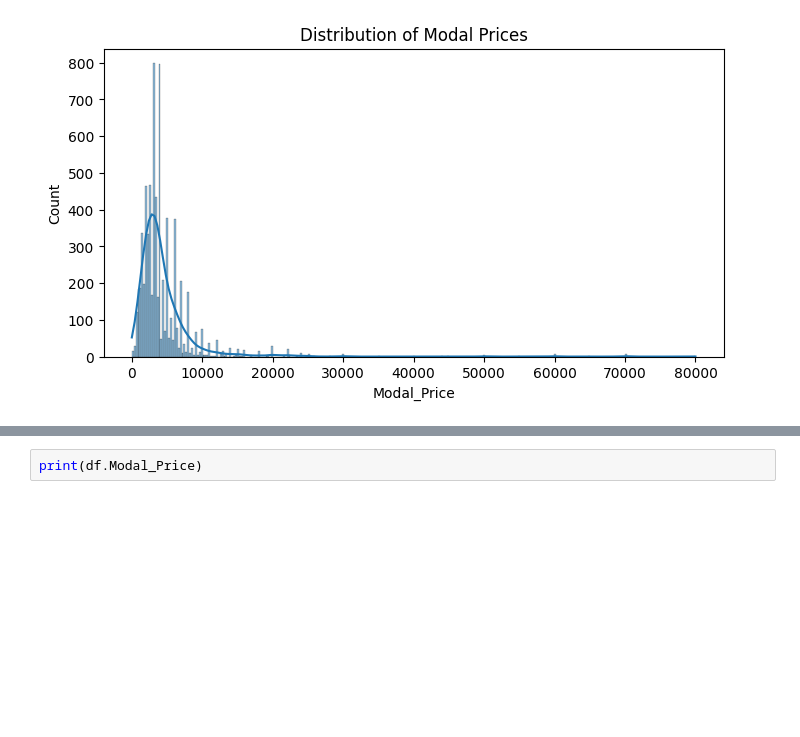
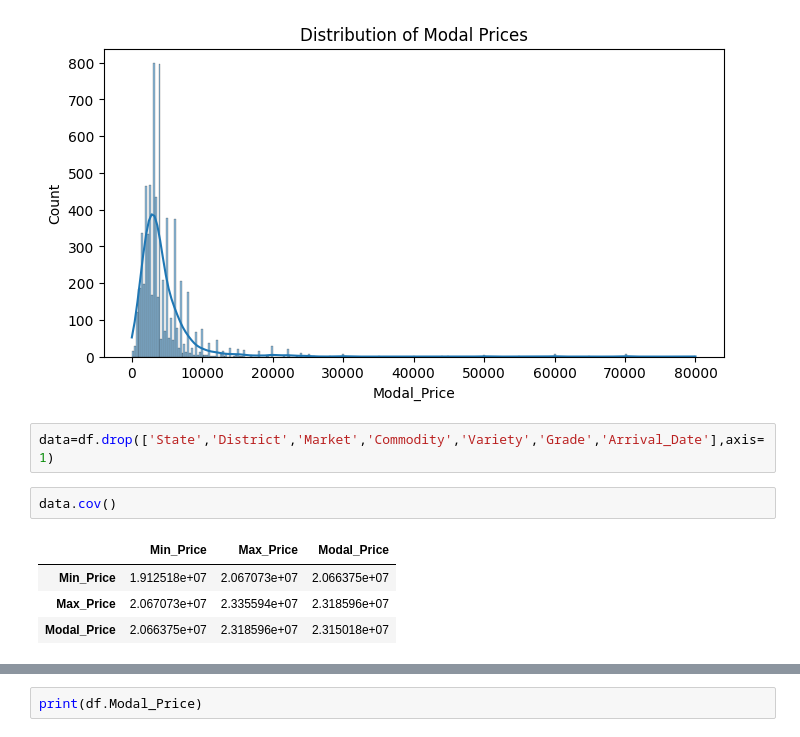
Before and after one commit to RanaSumedha/Python, a Jupyter notebook: Mandi_ca.ipynb, the cells around one changed output, grey strips where cells are left out. Drawn from its saved outputs; the diff is of its cells as text; blank space fills up the shorter version.

```diff
--- a/Mandi_ca.ipynb
+++ b/Mandi_ca.ipynb
@@ -93,3 +93,12 @@ plt.title('Distribution of Modal Prices')
 plt.show()
 # %% [output]
 [figure]
+# %%
+data=df.drop(['State','District','Market','Commodity','Variety','Grade','Arrival_Date'],axis=1)
+# %%
+data.cov()
+# %% [output]
+|  | Min_Price | Max_Price | Modal_Price |
+| Min_Price | 1.912518e+07 | 2.067073e+07 | 2.066375e+07 |
+| Max_Price | 2.067073e+07 | 2.335594e+07 | 2.318596e+07 |
+| Modal_Price | 2.066375e+07 | 2.318596e+07 | 2.315018e+07 |
```
Also changed, not shown: parts of 3 cells of this notebook.
